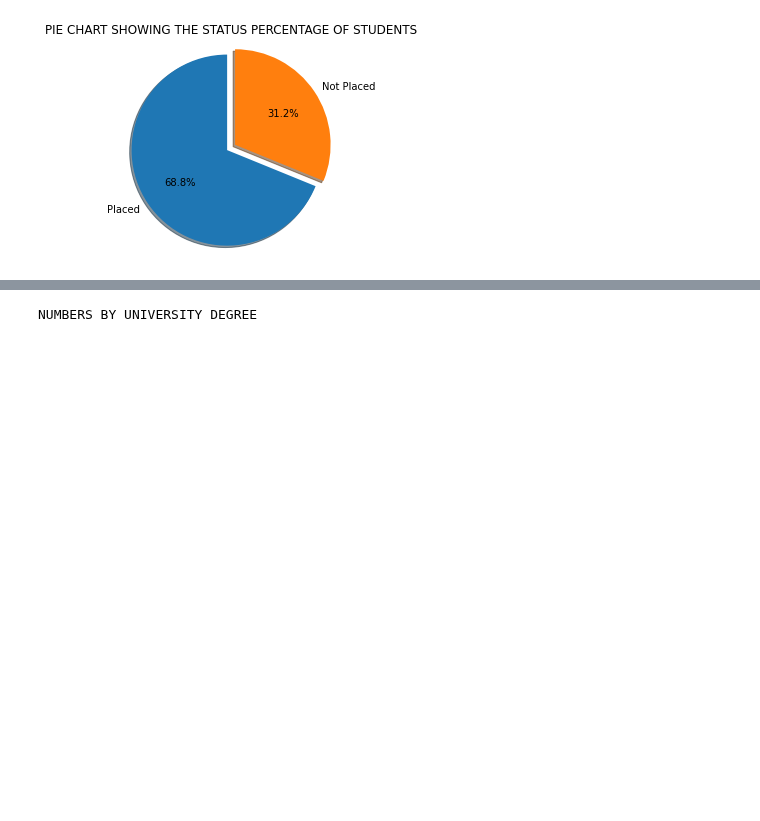
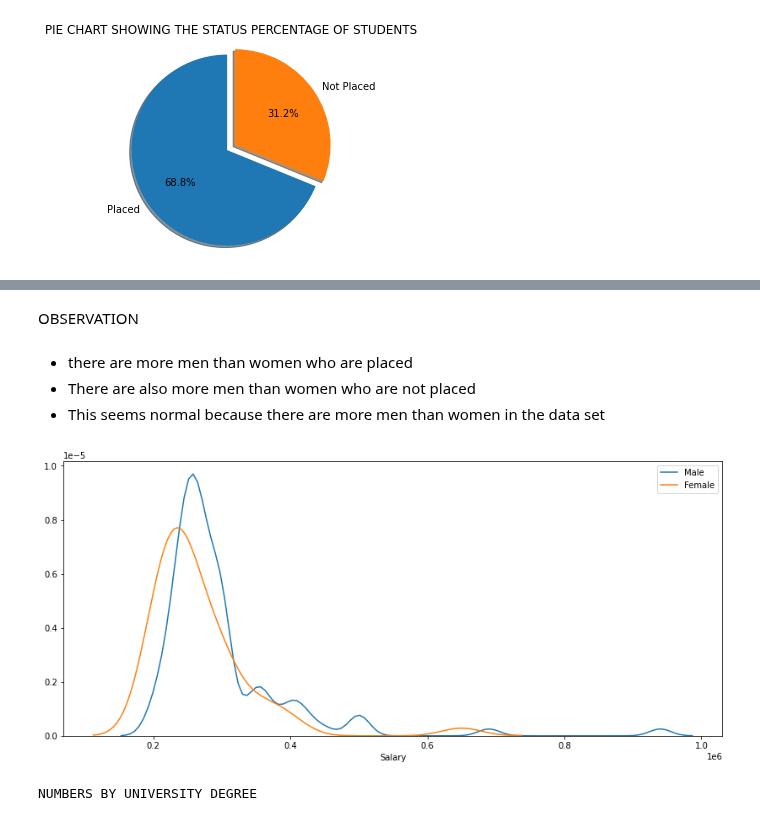
Before and after one commit to devchoplife/Campus-placement, a Jupyter notebook: school_placement.ipynb, the cells around one changed output, grey strips where cells are left out. Cells and saved outputs as stored; diff of their text form; code cells hidden in the pictures; blank space fills up the shorter version.

```diff
--- a/school_placement.ipynb
+++ b/school_placement.ipynb
@@ -196,3 +187,18 @@ plt.show()
+# %% [markdown]
+OBSERVATION
+# %% [markdown]
+*   there are more men than women who are placed
+*   There are also more men than women who are not placed
+*   This seems normal because there are more men than women in the data set
+# %%
+plt.figure(figsize = (14, 6))
+sns.kdeplot(pment.salary[pment.gender == 'M'])
+sns.kdeplot(pment.salary[pment.gender == 'F'])
+plt.legend(['Male', 'Female'])
+plt.xlabel('Salary')
+plt.show()
+# %% [output]
+[figure, added]
 # %%
 print("NUMBERS BY UNIVERSITY DEGREE")
 pment['degree_t'].value_counts()
```
Also changed, not shown: parts of 2 cells of this notebook.
